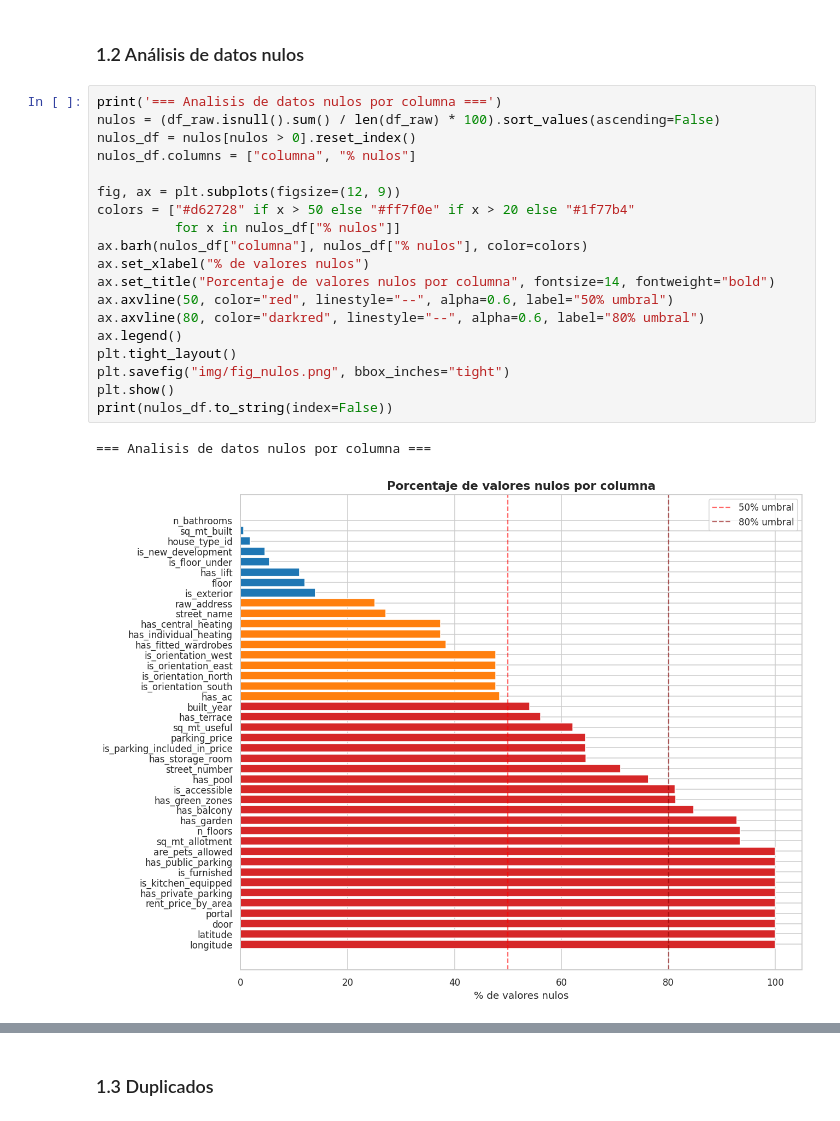
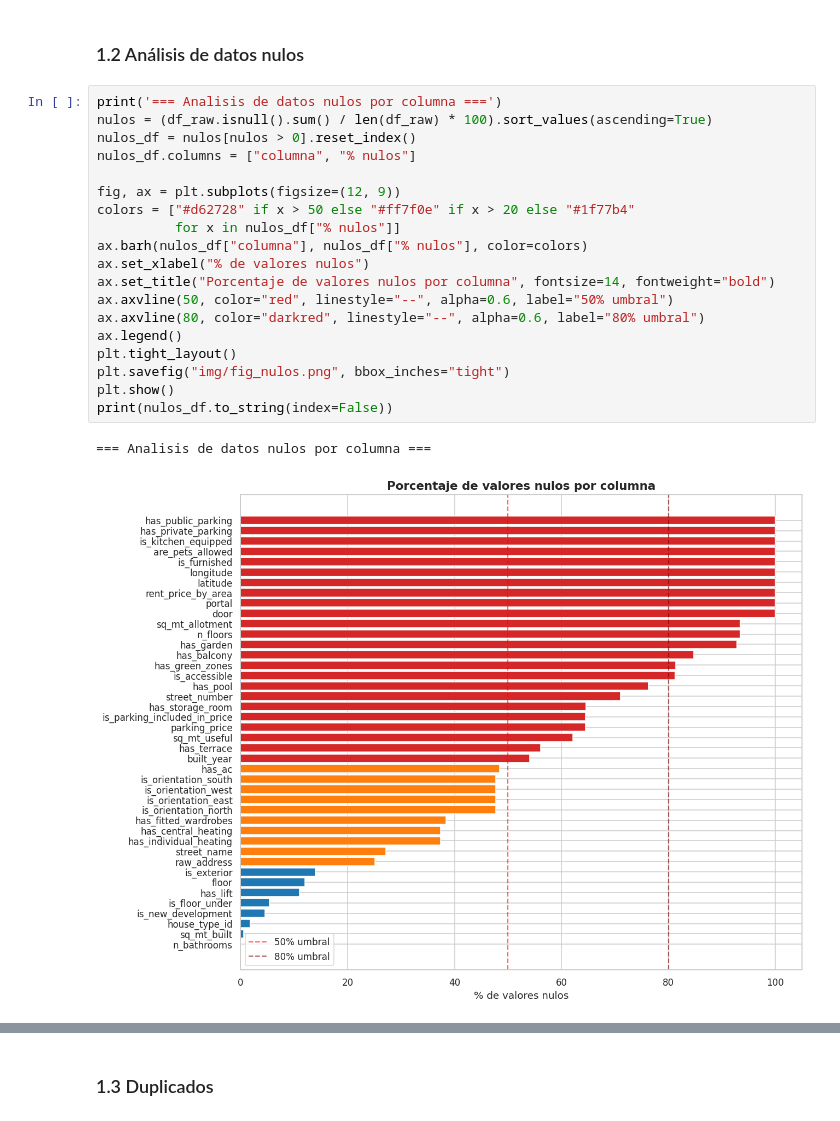
Before and after one commit to willycampos/Final-Project---Data-Analytics, a Jupyter notebook: EDA_Idealista_Madrid.ipynb, the cells around one changed output, grey strips where cells are left out. Drawn from its saved outputs; the diff is of its cells as text.

```diff
--- a/EDA_Idealista_Madrid.ipynb
+++ b/EDA_Idealista_Madrid.ipynb
@@ -90,24 +90,24 @@ is_orientation_east            object     11358    10384      47.80       2
 ### 1.2 Análisis de datos nulos
 # %%
 print('=== Analisis de datos nulos por columna ===')
-nulos = (df_raw.isnull().sum() / len(df_raw) * 100).sort_values(ascending=False)
+nulos = (df_raw.isnull().sum() / len(df_raw) * 100).sort_values(ascending=True)
 nulos_df = nulos[nulos > 0].reset_index()
 nulos_df.columns = ["columna", "% nulos"]
 
 fig, ax = plt.subplots(figsize=(12, 9))
 colors = ["#d62728" if x > 50 else "#ff7f0e" if x > 20 else "#1f77b4"
           for x in nulos_df["% nulos"]]
 ax.barh(nulos_df["columna"], nulos_df["% nulos"], color=colors)
 ax.set_xlabel("% de valores nulos")
 ax.set_title("Porcentaje de valores nulos por columna", fontsize=14, fontweight="bold")
 ax.axvline(50, color="red", linestyle="--", alpha=0.6, label="50% umbral")
 ax.axvline(80, color="darkred", linestyle="--", alpha=0.6, label="80% umbral")
 ax.legend()
 plt.tight_layout()
 plt.savefig("img/fig_nulos.png", bbox_inches="tight")
 plt.show()
 print(nulos_df.to_string(index=False))
 # %% [output]
 === Analisis de datos nulos por columna ===
-[figure, old version]
+[figure, new version]
                      columna  % nulos
```
Also changed, not shown: parts of 4 cells of this notebook, 1 other file.
